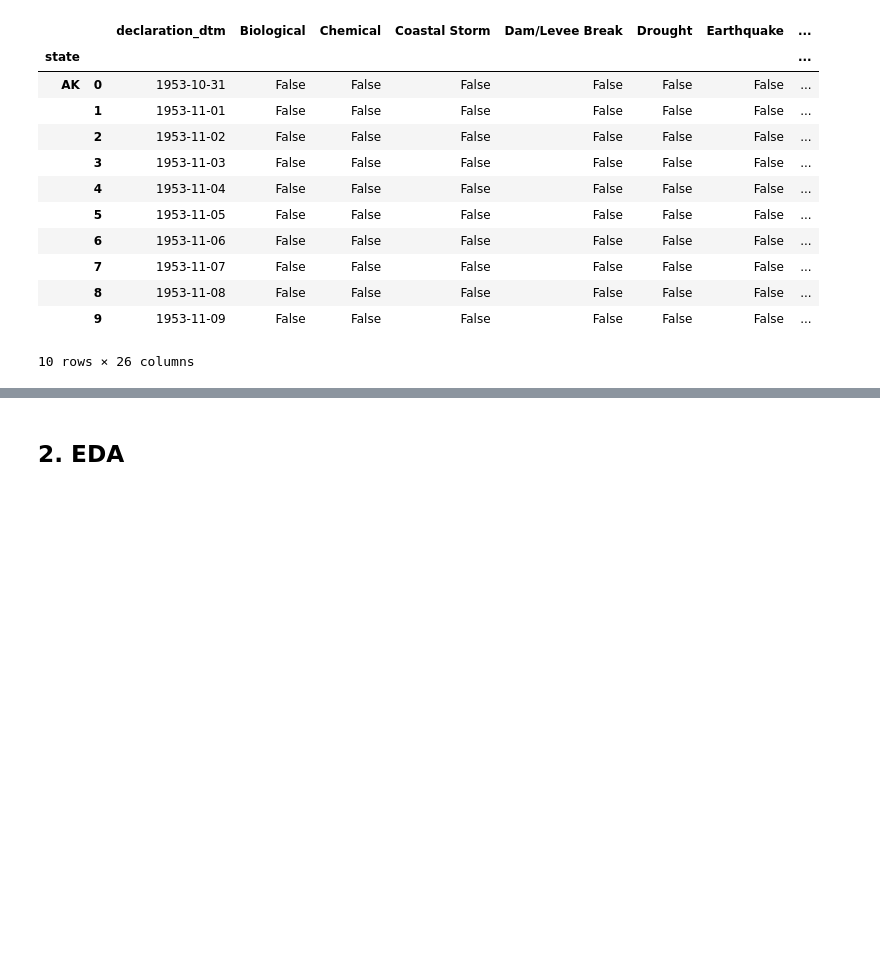
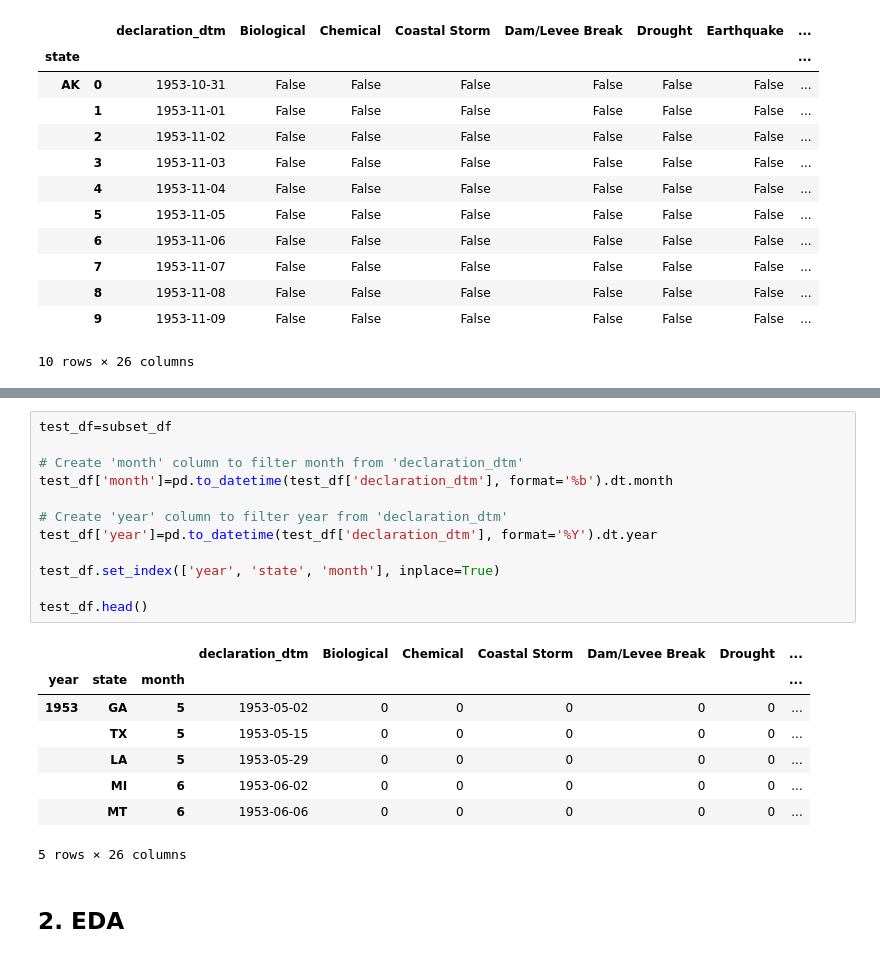
Before and after one commit to helloklow/natural_disasters, a Jupyter notebook: notebooks/low_solution.ipynb, the cells around one changed output, grey strips where cells are left out. Cells and saved outputs as stored; diff of their text form; blank space fills up the shorter version.

```diff
--- a/notebooks/low_solution.ipynb
+++ b/notebooks/low_solution.ipynb
@@ -171,3 +175,24 @@ resampled_df.head(10)
+# %%
+test_df=subset_df
+
+# Create 'month' column to filter month from 'declaration_dtm'
+test_df['month']=pd.to_datetime(test_df['declaration_dtm'], format='%b').dt.month
+
+# Create 'year' column to filter year from 'declaration_dtm'
+test_df['year']=pd.to_datetime(test_df['declaration_dtm'], format='%Y').dt.year
+
+test_df.set_index(['year', 'state', 'month'], inplace=True)
+
+test_df.head()
+# %% [output]
+|  |  |  | declaration_dtm | Biological | Chemical | Coastal Storm | Dam/Levee Break | Drought | ... |
+| year | state | month |  |  |  |  |  |  | ... |
+| 1953 | GA | 5 | 1953-05-02 | 0 | 0 | 0 | 0 | 0 | ... |
+|  | TX | 5 | 1953-05-15 | 0 | 0 | 0 | 0 | 0 | ... |
+|  | LA | 5 | 1953-05-29 | 0 | 0 | 0 | 0 | 0 | ... |
+|  | MI | 6 | 1953-06-02 | 0 | 0 | 0 | 0 | 0 | ... |
+|  | MT | 6 | 1953-06-06 | 0 | 0 | 0 | 0 | 0 | ... |
+5 rows × 26 columns
 # %% [markdown]
 ## 2. EDA
 # %% [markdown]
```
Also changed, not shown: parts of 1 cell of this notebook.
